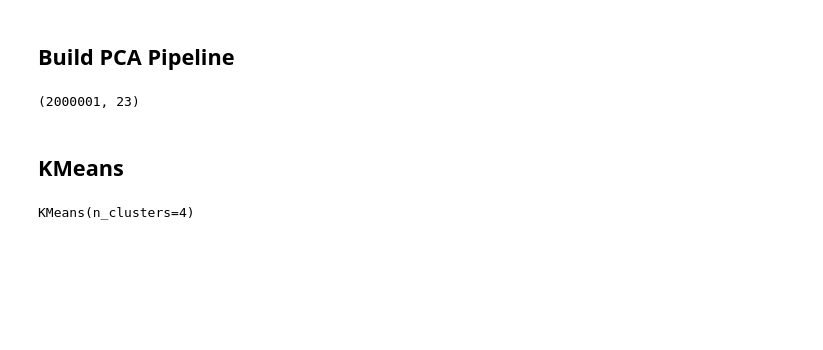
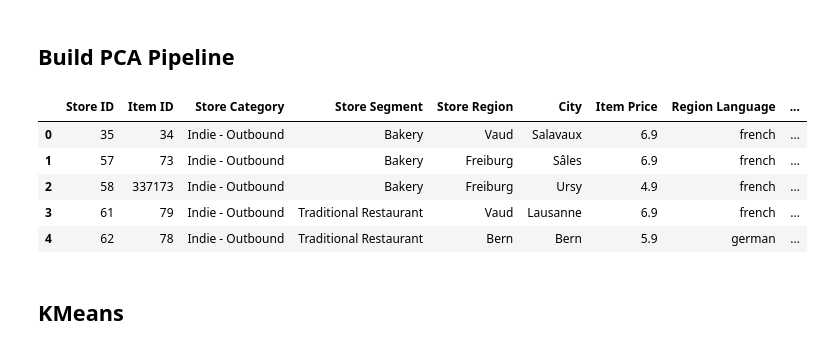
Before and after one commit to ninadamaso/Demand-supply-analysis-and-prediction, a Jupyter notebook: K-Means.ipynb, the cells around one changed output. Saved outputs shown, nothing was run; the diff lists cells and outputs as text; code cells hidden in the pictures; blank space fills up the shorter version.

```diff
--- a/K-Means.ipynb
+++ b/K-Means.ipynb
@@ -25,18 +25,19 @@ from sklearn.cluster import KMeans
 from sklearn.model_selection import train_test_split
 # %%
 ## Load CSV
-path_from = "raw_data/full_data_clean.csv"
-df = pd.read_csv(path_from, delimiter=',', low_memory=False, encoding = 'utf-8')
+path_from = "raw_data/cluster_data_clean_latlng.csv"
+df_group = pd.read_csv(path_from, delimiter=',', low_memory=False, encoding = 'utf-8')
 # %% [markdown]
 ## Build PCA Pipeline
 # %%
-## Split Data
-# X_train, X_test, y_train, y_test = train_test_split(X, y, test_size=0.3)
-
-X_train= df.loc[:2000000,:]
-X_train.shape
+df_group.head()
 # %% [output]
-(2000001, 23)
+|  | Store ID | Item ID | Store Category | Store Segment | Store Region | City | Item Price | Region Language | ... |
+| 0 | 35 | 34 | Indie - Outbound | Bakery | Vaud | Salavaux | 6.9 | french | ... |
+| 1 | 57 | 73 | Indie - Outbound | Bakery | Freiburg | Sâles | 6.9 | french | ... |
+| 2 | 58 | 337173 | Indie - Outbound | Bakery | Freiburg | Ursy | 4.9 | french | ... |
+| 3 | 61 | 79 | Indie - Outbound | Traditional Restaurant | Vaud | Lausanne | 6.9 | french | ... |
+| 4 | 62 | 78 | Indie - Outbound | Traditional Restaurant | Bern | Bern | 5.9 | german | ... |
 # %%
 num_transformer = make_pipeline(RobustScaler())
 cat_transformer = make_pipeline(OneHotEncoder(handle_unknown='ignore',sparse=False))
@@ -56,11 +61,2 @@ X_proj = pd.DataFrame(X_proj)
 # %% [markdown]
 ## KMeans
-# %%
-## Modelling
-km = KMeans(n_clusters=4)
-km.fit(X_proj)
-
-## Extend Cluster to initial DF
-# df['Cluster'] = km.labels_
-# %% [output]
-KMeans(n_clusters=4)
```
Also changed, not shown: parts of 10 cells of this notebook, 2 other files.
